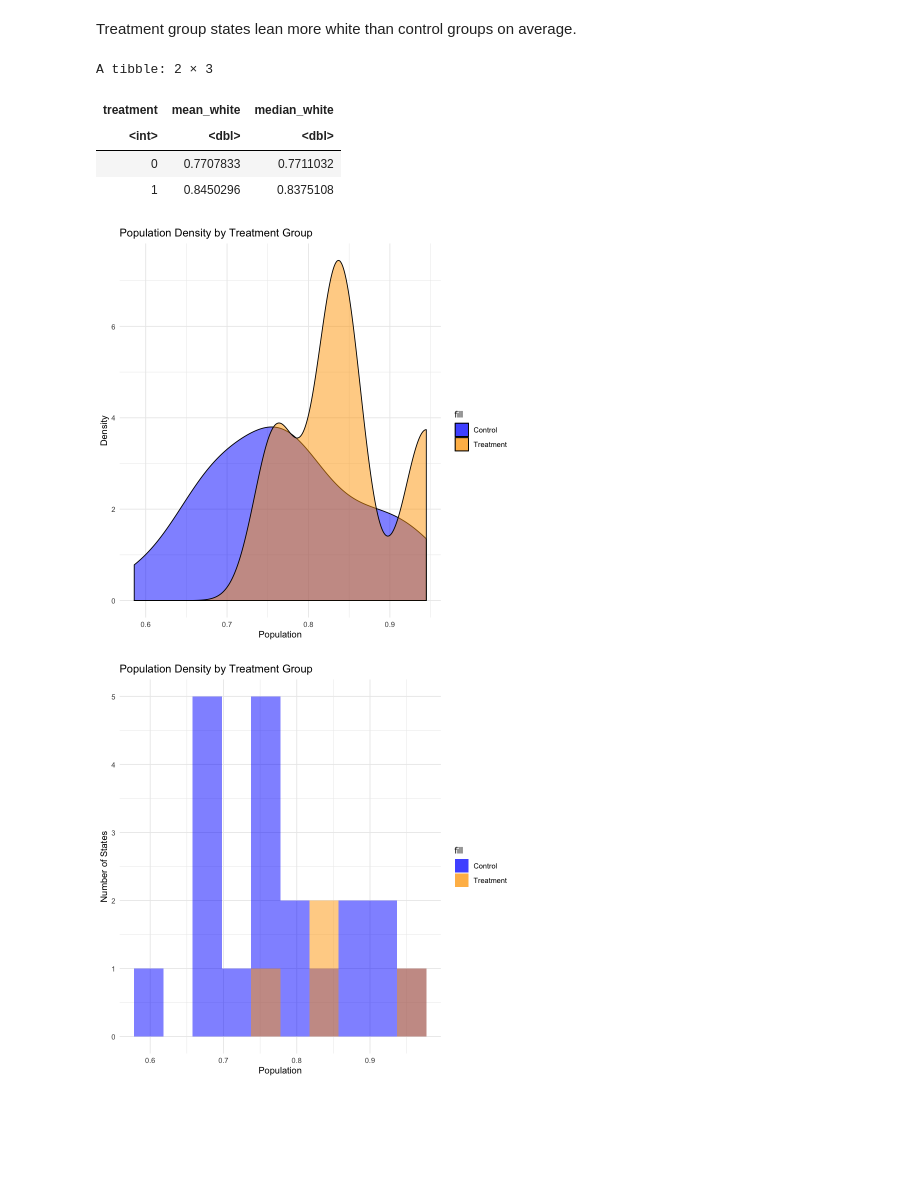
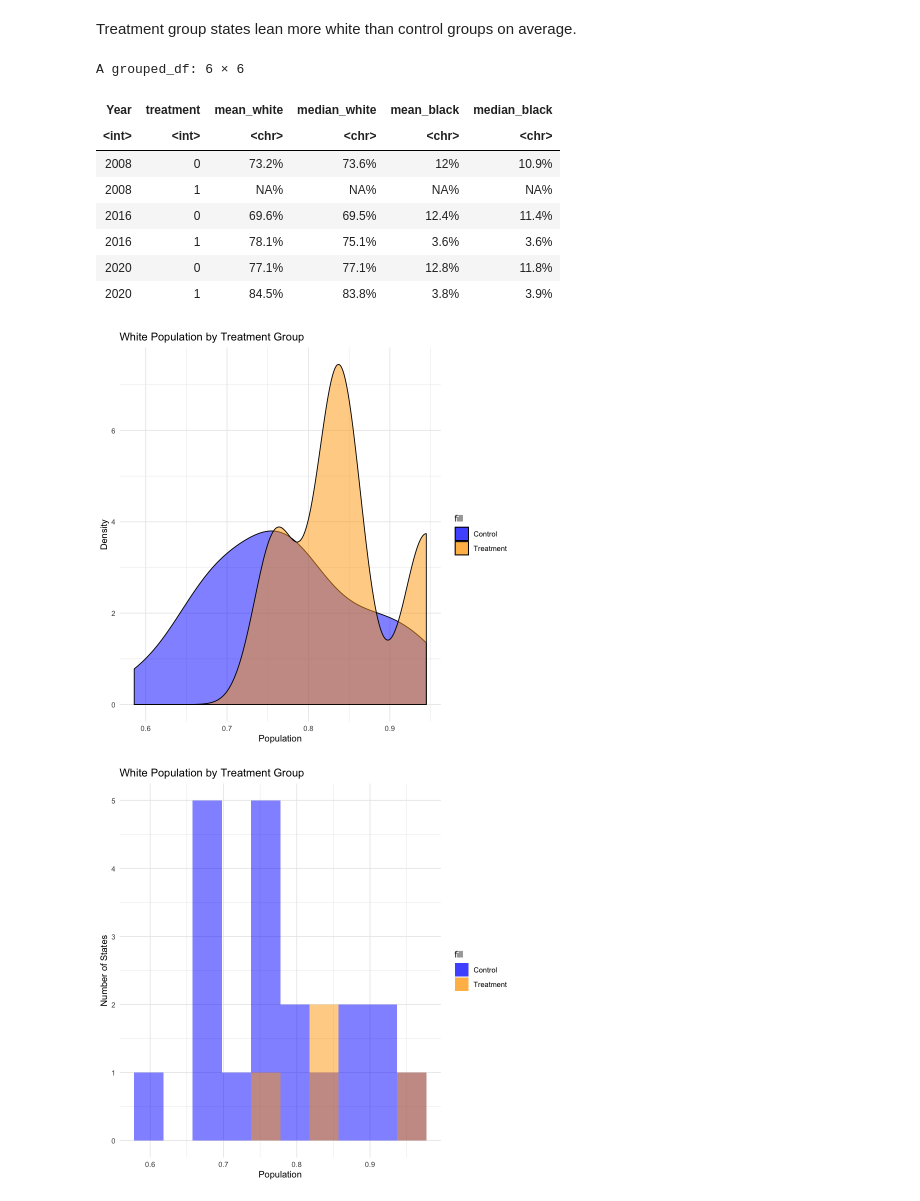
Before and after one commit to aberman6/dukeMIDS-CasualInference-USPrimaries, a Jupyter notebook: 30_results/National_EDA.ipynb, the cells around one changed output. Saved outputs shown, nothing was run; the diff lists cells and outputs as text; code cells hidden in the pictures; blank space fills up the shorter version.

```diff
--- a/30_results/National_EDA.ipynb
+++ b/30_results/National_EDA.ipynb
@@ -75,32 +124,38 @@ ggplot() +
 Treatment group states lean more white than control groups on average.
 # %%
 turnout %>%
-    filter(Year == 2020) %>%
-    group_by(treatment) %>%
-    summarise(mean_white = mean(WhitePerc), median_white = median(WhitePerc))
+    group_by(Year, treatment) %>%
+    summarise(mean_white = custom_format(mean(WhitePerc)),
+              median_white = custom_format(median(WhitePerc)),
+              mean_black = custom_format(mean(BlackPerc)),
+              median_black = custom_format(median(BlackPerc)))
 # %% [output]
-A tibble: 2 × 3
+A grouped_df: 6 × 6
-| treatment | mean_white | median_white |
-| <int> | <dbl> | <dbl> |
-| 0 | 0.7707833 | 0.7711032 |
-| 1 | 0.8450296 | 0.8375108 |
+| Year | treatment | mean_white | median_white | mean_black | median_black |
+| <int> | <int> | <chr> | <chr> | <chr> | <chr> |
+| 2008 | 0 | 73.2% | 73.6% | 12% | 10.9% |
+| 2008 | 1 | NA% | NA% | NA% | NA% |
+| 2016 | 0 | 69.6% | 69.5% | 12.4% | 11.4% |
+| 2016 | 1 | 78.1% | 75.1% | 3.6% | 3.6% |
+| 2020 | 0 | 77.1% | 77.1% | 12.8% | 11.8% |
+| 2020 | 1 | 84.5% | 83.8% | 3.8% | 3.9% |
 # %%
 # Kernal Density
 ggplot() +
     geom_density(data=control, mapping=aes(WhitePerc, fill='Control'), alpha=.5) +
     geom_density(data=treatment, mapping=aes(WhitePerc, fill='Treatment'), alpha=.5) +
-    labs(x='Population', y='Density', title='Population Density by Treatment Group') +
+    labs(x='Population', y='Density', title='White Population by Treatment Group') +
     scale_fill_manual(values = c('Control' = "blue", 'Treatment' = 'orange')) +
     theme_minimal()
 # %% [output]
-[figure, old version]
+[figure, new version]
 # %%
 # Histogram
 ggplot() +
     geom_histogram(data=control, mapping=aes(WhitePerc, fill='Control'), bins=10, alpha=.5) +
     geom_histogram(data=treatment, mapping=aes(WhitePerc, fill='Treatment'), bins=10, alpha=.5) +
-    labs(x='Population', y='Number of States', title='Population Density by Treatment Group') +
+    labs(x='Population', y='Number of States', title='White Population by Treatment Group') +
     scale_fill_manual(values = c('Control' = "blue", 'Treatment' = 'orange')) +
     theme_minimal()
 # %% [output]
-[figure, old version]
+[figure, new version]
```
Also changed, not shown: parts of 17 cells of this notebook, 6 other files.
